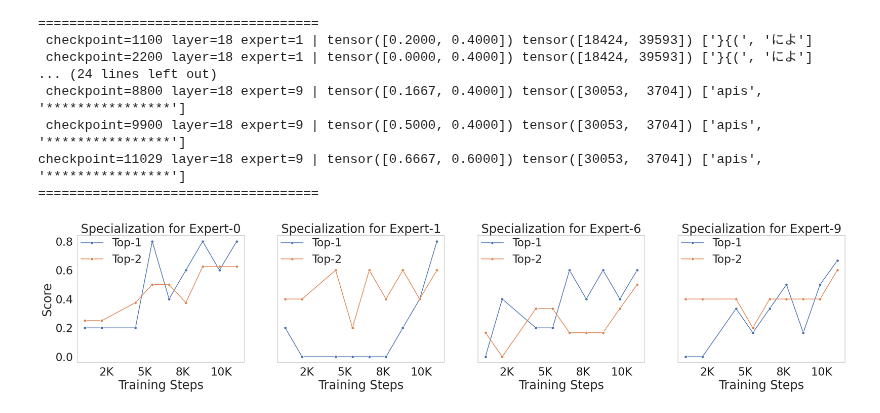
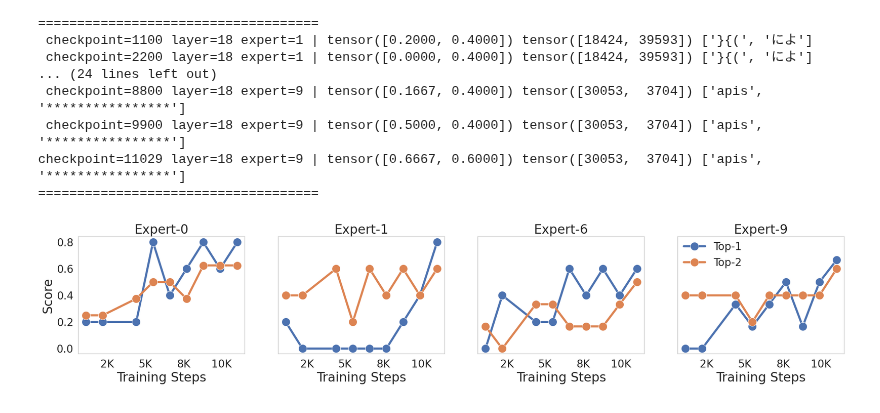
Before and after one commit to ncylich/temporal-moe, a Jupyter notebook: empirical_analysis/plot/expert_specialization.ipynb, the cells around one changed output. Cells and saved outputs as stored; diff of their text form; code cells hidden in the pictures.

Commit message:
fixed all the plotting scripts

```diff
--- a/empirical_analysis/plot/expert_specialization.ipynb
+++ b/empirical_analysis/plot/expert_specialization.ipynb
@@ -103,39 +103,56 @@ checkpoint=11029 layer=18 expert=9 | tensor([0.6667, 0.6000]) tensor([30053,  37
 ====================================
 # %%
 import matplotlib as mpl
+import seaborn as sns
+import matplotlib.pyplot as plt
+from matplotlib.ticker import FuncFormatter
+from pathlib import Path
+
 mpl.rcParams['font.family'] = 'Times New Roman'
 
 def human_format(x, pos):
     if x >= 1e9:
         return f'{x/1e9:.0f}B'
     elif x >= 1e6:
         return f'{x/1e6:.0f}M'
     elif x >= 1e3:
         return f'{x/1e3:.0f}K'
     else:
         return f'{x}'
 
-sns.set_theme(style="whitegrid", font_scale=2.2)
-fig, axes = plt.subplots(1, len(lines), figsize=(7 * len(lines) + 2, 5), sharey=True)
+sns.set_theme(style="whitegrid")
+fig, axes = plt.subplots(1, len(lines), figsize=(6 * len(lines) + 2, 4), sharey=True)
 
-for ax, (expert_id, series) in zip(axes, lines):
+for i, (ax, (expert_id, series)) in enumerate(zip(axes, lines)):
     steps = [step for step, _ in series]
     value_lists = list(zip(*[vals for _, vals in series]))
 
     for j, scores in enumerate(value_lists):
-        sns.lineplot(x=steps, y=scores, marker='o', ax=ax, label=f"Top-{j+1}")
+        sns.lineplot(
+            x=steps, y=scores, marker='o',
+            ax=ax, label=f"Top-{j+1}",
+            linewidth=4, markersize=16
+        )
 
     ax.grid(False)
-    ax.set_title(f"Specialization for Expert-{expert_id}")
-    ax.set_ylabel("Score" if ax is axes[0] else "")
-    ax.set_xlabel("Training Steps")
+    ax.set_title(f"Expert-{expert_id}", fontsize=24)
+    ax.set_ylabel("Score" if ax is axes[0] else "", fontsize=24)
+    ax.set_xlabel("Training Steps", fontsize=24)
+    ax.tick_params(axis='both', labelsize=20)
     ax.xaxis.set_major_formatter(FuncFormatter(human_format))
-    ax.legend(loc='upper left', frameon=False, bbox_to_anchor=(-0.04, 1.06))
+
+    # Remove legend for all but the last subplot
+    if i != len(axes) - 1:
+        ax.legend_.remove()
+
+# Move legend to only the last subplot
+handles, labels = axes[-1].get_legend_handles_labels()
+axes[-1].legend(handles, labels, loc="upper left", frameon=False, fontsize=20, bbox_to_anchor=(-0.02, 1.04))
 
 joined_ids = "-".join(str(expert_id) for expert_id, _ in lines)
 file = Path(f"figures/expert-specialization/flame-moe-1.7b/{layer_number}/{joined_ids}.pdf")
 file.parent.mkdir(parents=True, exist_ok=True)
 plt.savefig(file, bbox_inches='tight', pad_inches=0)
 plt.show()
 # %% [output]
-[figure, old version]
+[figure, new version]
```
Also changed, not shown: 2 other files.
